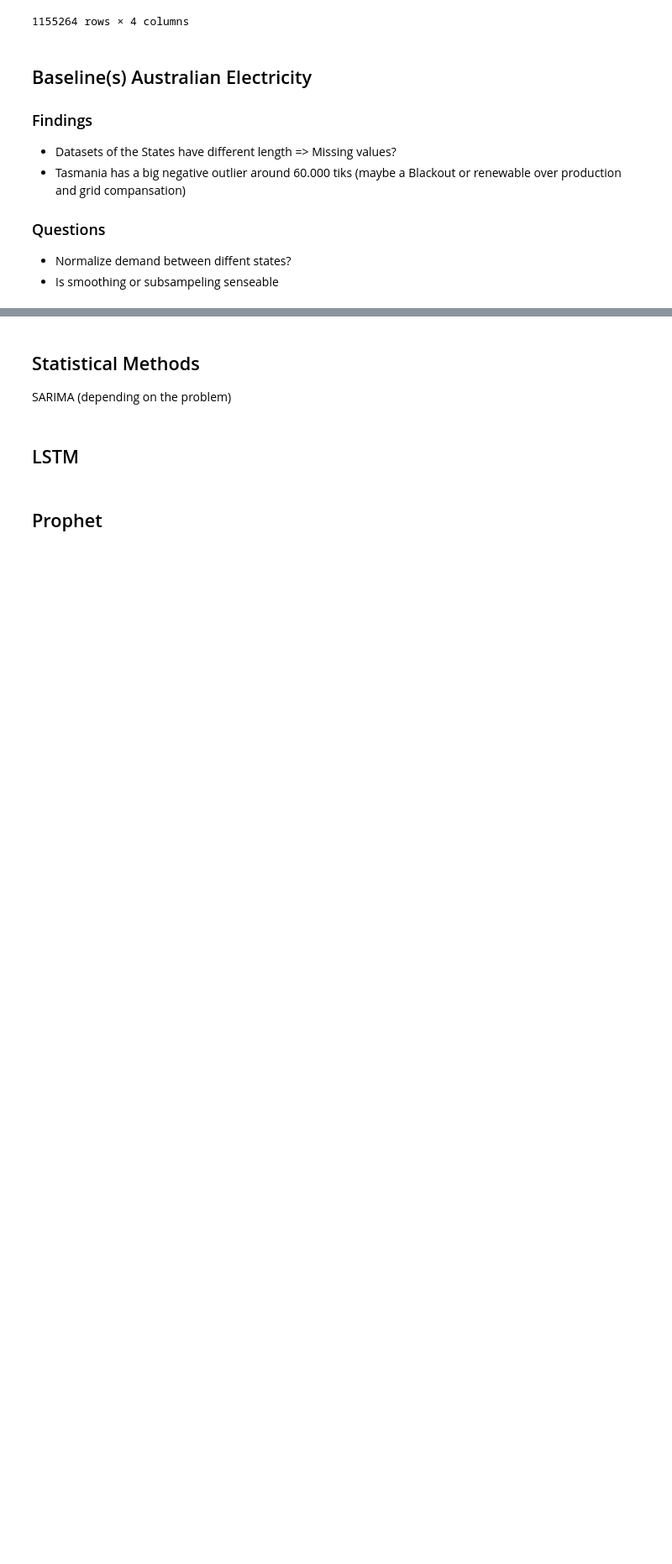
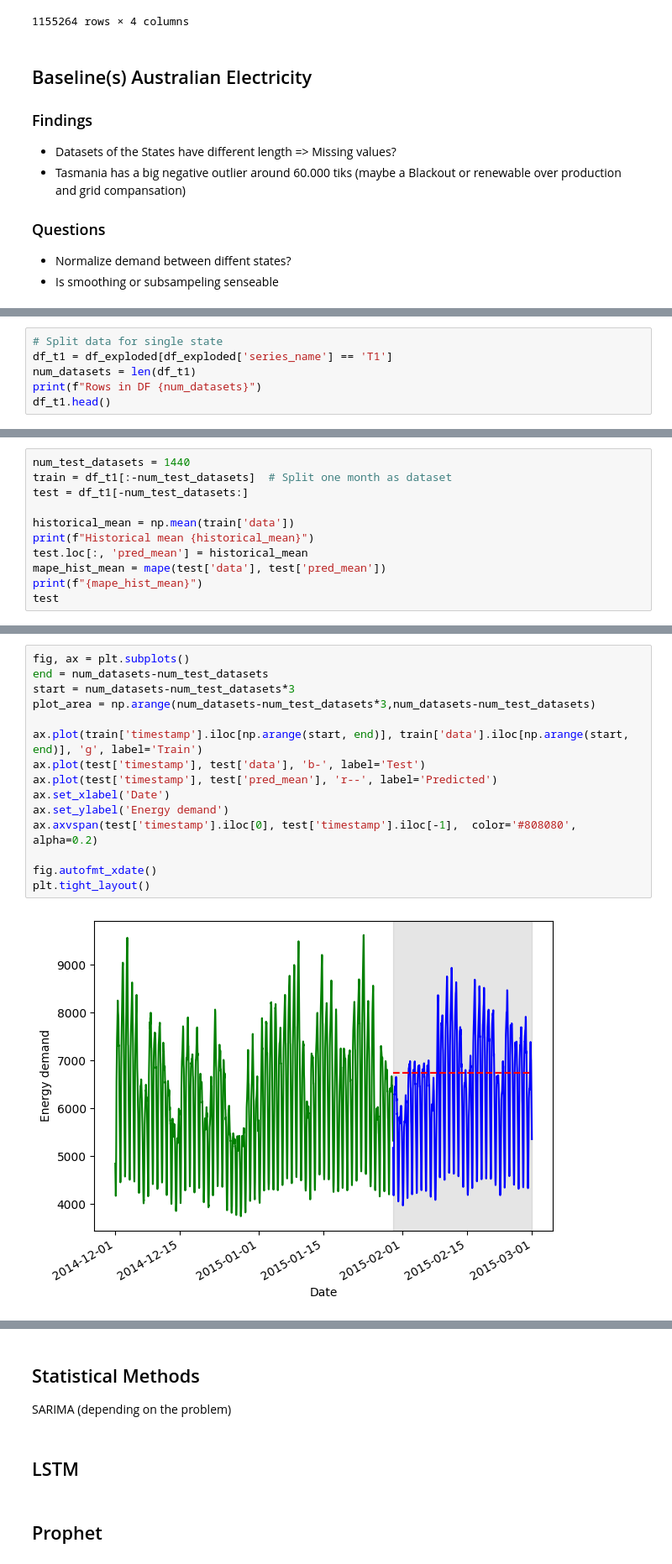
Before and after one commit to JGrootBramel/TSF, a Jupyter notebook: Exam.SoSe2025 Team 5.ipynb, the cells around one changed output, grey strips where cells are left out. Shown at 84% size. Drawn from its saved outputs; the diff is of its cells as text; blank space fills up the shorter version.

Commit message:
Add Basline for New South Wales Energy

```diff
--- a/Exam.SoSe2025 Team 5.ipynb
+++ b/Exam.SoSe2025 Team 5.ipynb
@@ -156,0 +338,6 @@ for index, state in df.iterrows():
+# %%
+# Split data for single state
+df_t1 = df_exploded[df_exploded['series_name'] == 'T1']
+num_datasets = len(df_t1)
+print(f"Rows in DF {num_datasets}")
+df_t1.head()
@@ -156,0 +352,11 @@ for index, state in df.iterrows():
+# %%
+num_test_datasets = 1440
+train = df_t1[:-num_test_datasets]  # Split one month as dataset
+test = df_t1[-num_test_datasets:]
+
+historical_mean = np.mean(train['data'])
+print(f"Historical mean {historical_mean}")
+test.loc[:, 'pred_mean'] = historical_mean
+mape_hist_mean = mape(test['data'], test['pred_mean'])
+print(f"{mape_hist_mean}")
+test
@@ -156,0 +384,17 @@ for index, state in df.iterrows():
+# %%
+fig, ax = plt.subplots()
+end = num_datasets-num_test_datasets
+start = num_datasets-num_test_datasets*3
+plot_area = np.arange(num_datasets-num_test_datasets*3,num_datasets-num_test_datasets)
+
+ax.plot(train['timestamp'].iloc[np.arange(start, end)], train['data'].iloc[np.arange(start, end)], 'g', label='Train')
+ax.plot(test['timestamp'], test['data'], 'b-', label='Test')
+ax.plot(test['timestamp'], test['pred_mean'], 'r--', label='Predicted')
+ax.set_xlabel('Date')
+ax.set_ylabel('Energy demand')
+ax.axvspan(test['timestamp'].iloc[0], test['timestamp'].iloc[-1],  color='#808080', alpha=0.2)
+
+fig.autofmt_xdate()
+plt.tight_layout()
+# %% [output]
+[figure, added]
```
Also changed, not shown: parts of 25 cells of this notebook, 1 other file.
